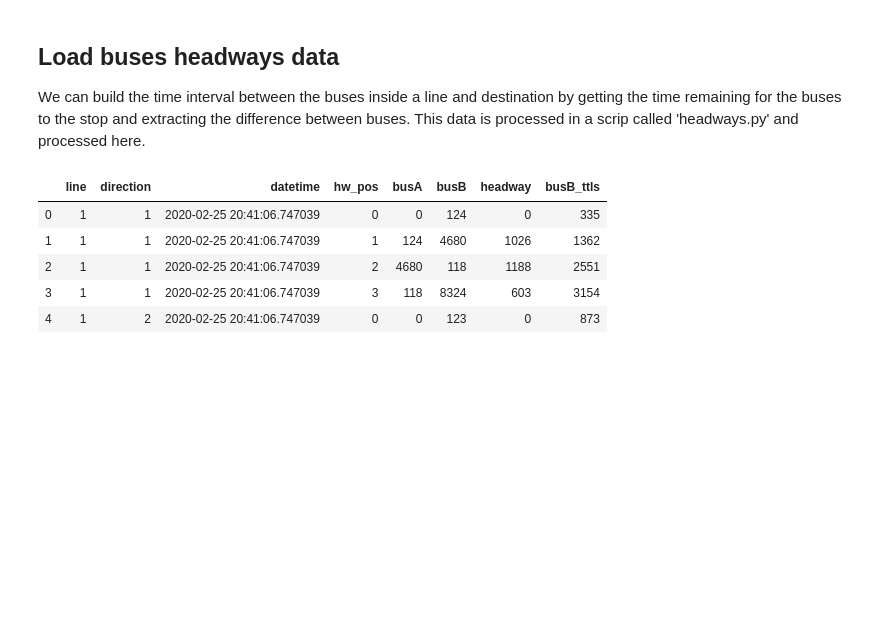
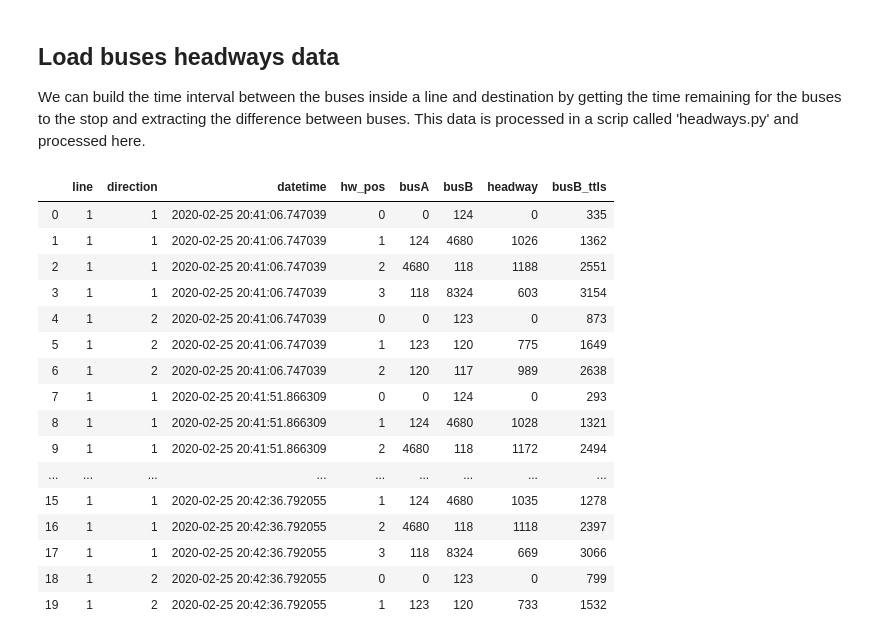
Before and after one commit to Catedra-Cabify-ETSIT-UPM/EMTUrbanBuses_Notebooks, a Jupyter notebook: Headways.ipynb, the cells around one changed output. Cells and saved outputs as stored; diff of their text form; code cells hidden in the pictures; blank space fills up the shorter version.

```diff
--- a/Headways.ipynb
+++ b/Headways.ipynb
@@ -53,22 +173,33 @@ We can build the time interval between the buses inside a line and destination b
 # %%
 headways = pd.read_csv('../../flash/EMTBuses/ProcessedData/headways.csv',
     dtype={
         'line': 'str',
         'direction': 'uint16',
         'busA': 'uint16',
         'busB': 'uint16',
         'headway':'uint16',
         'busB_ttls':'uint16'
     }
 )[['line','direction','datetime','hw_pos','busA','busB','headway','busB_ttls']]
 #Parse the dates
 headways['datetime'] = pd.to_datetime(headways['datetime'], format='%Y-%m-%d %H:%M:%S.%f')
 headways = headways.sort_values(by=['line','datetime','direction'], ascending=True).reset_index(drop = True)
-headways.head()
+headways[0:20]
 # %% [output]
 |  | line | direction | datetime | hw_pos | busA | busB | headway | busB_ttls |
 | 0 | 1 | 1 | 2020-02-25 20:41:06.747039 | 0 | 0 | 124 | 0 | 335 |
 | 1 | 1 | 1 | 2020-02-25 20:41:06.747039 | 1 | 124 | 4680 | 1026 | 1362 |
 | 2 | 1 | 1 | 2020-02-25 20:41:06.747039 | 2 | 4680 | 118 | 1188 | 2551 |
 | 3 | 1 | 1 | 2020-02-25 20:41:06.747039 | 3 | 118 | 8324 | 603 | 3154 |
 | 4 | 1 | 2 | 2020-02-25 20:41:06.747039 | 0 | 0 | 123 | 0 | 873 |
+| 5 | 1 | 2 | 2020-02-25 20:41:06.747039 | 1 | 123 | 120 | 775 | 1649 |
+| 6 | 1 | 2 | 2020-02-25 20:41:06.747039 | 2 | 120 | 117 | 989 | 2638 |
+| 7 | 1 | 1 | 2020-02-25 20:41:51.866309 | 0 | 0 | 124 | 0 | 293 |
+| 8 | 1 | 1 | 2020-02-25 20:41:51.866309 | 1 | 124 | 4680 | 1028 | 1321 |
+| 9 | 1 | 1 | 2020-02-25 20:41:51.866309 | 2 | 4680 | 118 | 1172 | 2494 |
+| ... | ... | ... | ... | ... | ... | ... | ... | ... |
+| 15 | 1 | 1 | 2020-02-25 20:42:36.792055 | 1 | 124 | 4680 | 1035 | 1278 |
+| 16 | 1 | 1 | 2020-02-25 20:42:36.792055 | 2 | 4680 | 118 | 1118 | 2397 |
+| 17 | 1 | 1 | 2020-02-25 20:42:36.792055 | 3 | 118 | 8324 | 669 | 3066 |
+| 18 | 1 | 2 | 2020-02-25 20:42:36.792055 | 0 | 0 | 123 | 0 | 799 |
+| 19 | 1 | 2 | 2020-02-25 20:42:36.792055 | 1 | 123 | 120 | 733 | 1532 |
```
Also changed, not shown: parts of 26 cells of this notebook, 1 other file.
